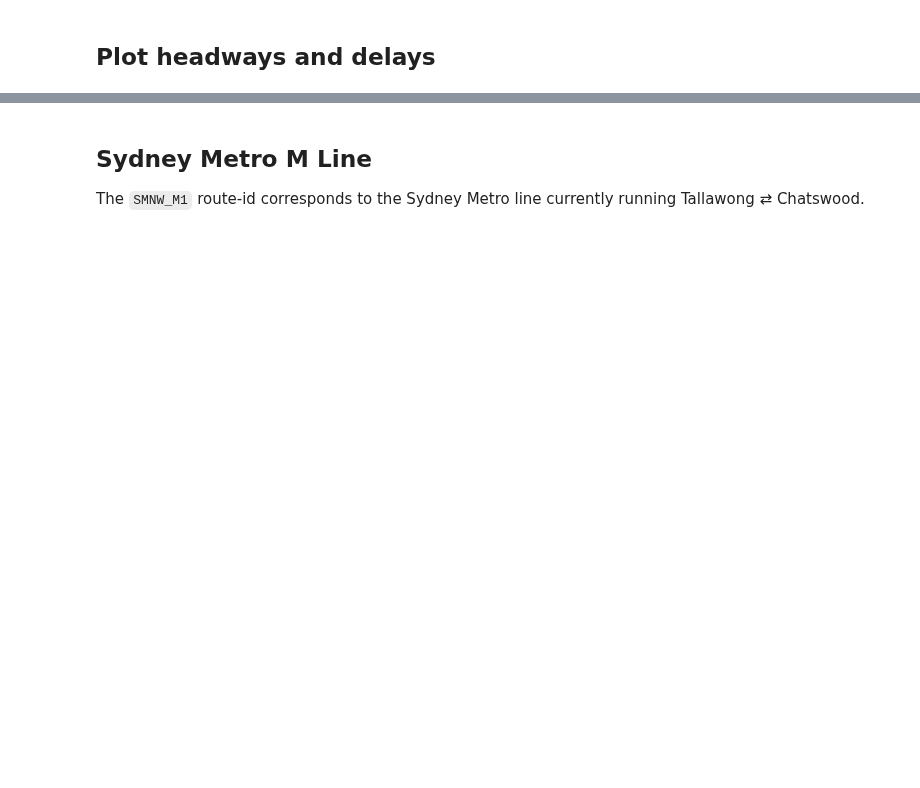
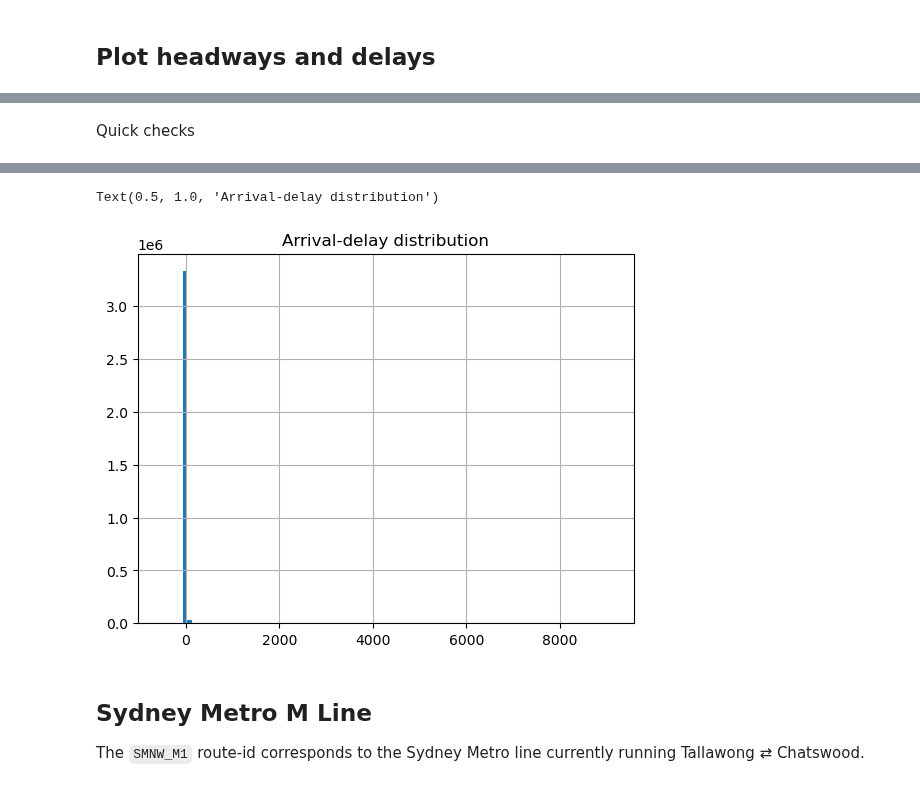
Before and after one commit to LuisMartinParraMorales/metro_disruptions_intelligence, a Jupyter notebook: notebooks/03_generate_features_and_eda.ipynb, the cells around one changed output, grey strips where cells are left out. Drawn from its saved outputs; the diff is of its cells as text; code cells hidden in the pictures; blank space fills up the shorter version.

```diff
--- a/notebooks/03_generate_features_and_eda.ipynb
+++ b/notebooks/03_generate_features_and_eda.ipynb
@@ -179,0 +236,15 @@ for stop in stations:
+# %% [markdown]
+Quick checks
+# %%
+# 1. How many zeros during revenue hours?
+mask_service = feats_all["local_dt"].dt.hour.between(5, 23)
+zero_hdw = feats_all[mask_service & (feats_all["headway_t"] == 0)]
+print(len(zero_hdw), "zero headways between 05-23h")
+
+# 2. TU latency behind those >10-min gaps
+suspect = feats_all[feats_all["headway_t"] > 10*60]
+print(suspect[["local_dt", "headway_t", "snapshot_timestamp"]].head())
+
+# 3. Distribution of arrival_delay_t
+feats_all["arrival_delay_t"].hist(bins=100); plt.title("Arrival-delay distribution")
+# %% [output]
@@ -180,3 +258,5 @@ for stop in stations:
+Text(0.5, 1.0, 'Arrival-delay distribution')
+[figure, added]
 # %% [markdown]
 ## Sydney Metro M Line
 The `SMNW_M1` route-id corresponds to the Sydney Metro line currently running Tallawong ⇄ Chatswood.
```
Also changed, not shown: parts of 7 cells of this notebook.
